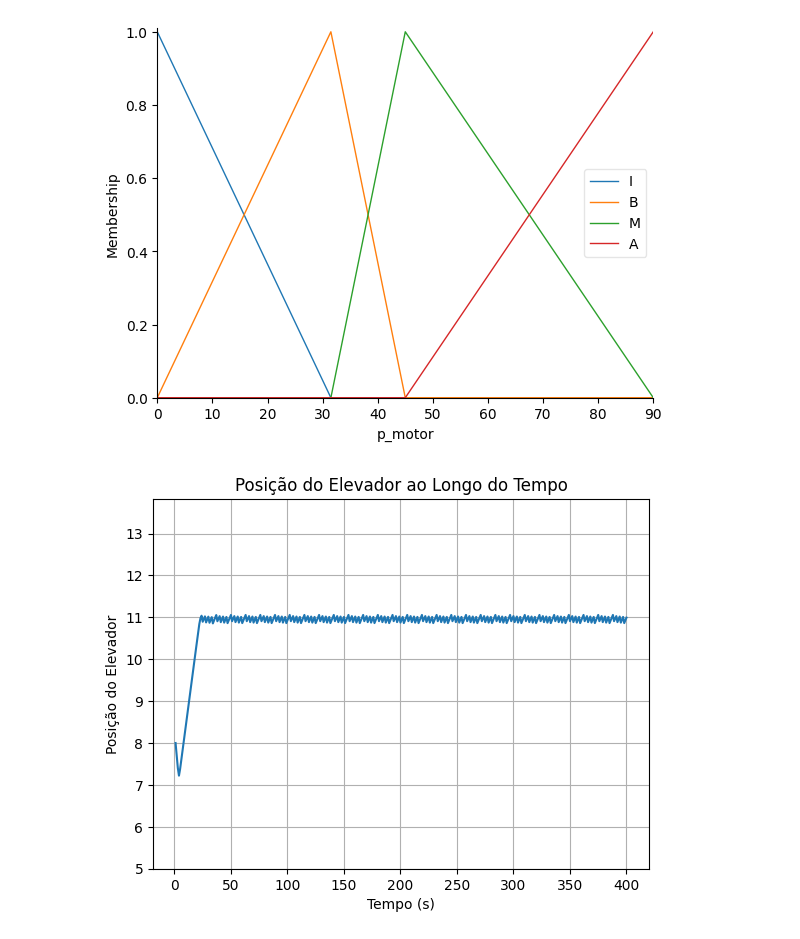
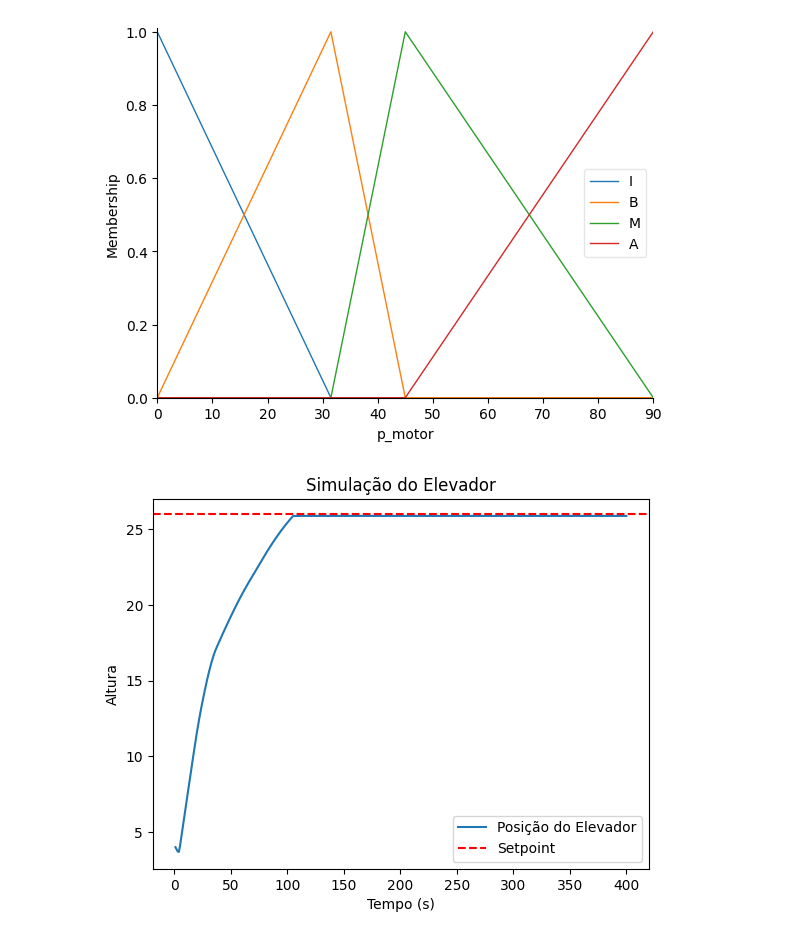
Before and after one commit to MarceloAbrantes/Trabalho-Elevador-Fuzzy, a Jupyter notebook: Codigo Elevador Fuzzy.ipynb, the cells around one changed output. Drawn from its saved outputs; the diff is of its cells as text; code cells hidden in the pictures.

Commit message:
ajustes para mesmo andar e setpoint

```diff
--- a/Codigo Elevador Fuzzy.ipynb
+++ b/Codigo Elevador Fuzzy.ipynb
@@ -103,50 +108,72 @@ sistema_controle = ctrl.ControlSystem([
 # Associa o sistema de controle à simulação
 simulacao = ctrl.ControlSystemSimulation(sistema_controle)
 # %%
-# Variáveis de simulação
-andarAtual = 8
-andarDeslocado = 11
-posicao = [andarAtual]
-posicaoAtual = andarAtual
-erroAltura = andarDeslocado - posicaoAtual
+# Função de simulação do elevador
+def simular_elevador(andarAtual, andarDeslocado):
+    posicao, posicaoAtual = [andarAtual], andarAtual
+    erroAltura = andarDeslocado - posicaoAtual
 
-# Simulação inicial
-for t in np.arange(0.1, 3.1, 0.1):
-    potenciaMotor = t * 0.315 / 3
-    posicaoAtual = posicaoAtual * 0.996 * (1 if erroAltura > 0 else -1) + potenciaMotor * 0.00951
-    if t == round(t, 0):
-        posicao.append(posicaoAtual)
+    # Simulação inicial: aceleração do motor nos primeiros 3 segundos
+    for t in np.arange(0.1, 3.1, 0.1):
+        potenciaMotor = t * 0.315 / 3  # o motor acelera linearmente até 31,5%
+        posicaoAtual = posicaoAtual * 0.996 * (1 if erroAltura > 0 else -1) + potenciaMotor * 0.00951
+        if t == round(t, 0):
+            posicao = np.append(posicao, posicaoAtual)
 
-erro_anterior = andarDeslocado - posicaoAtual
+    erro_anterior = andarDeslocado - posicaoAtual
 
-# Simulação principal
-for _ in np.arange(3, 400, 1):
-    erroAltura = andarDeslocado - posicaoAtual
-    erro_atual = abs(erroAltura)
-    simulacao.input['Erro'] = erro_atual
+    # Simulação principal: controle fuzzy para ajustar a posição do elevador
+    for _ in np.arange(3, 400, 1):
+        erroAltura = andarDeslocado - posicaoAtual
+        erro_atual = abs(erroAltura)
+        simulacao.input['Erro'] = erro_atual
+        deltaErro_atual = erro_anterior - erro_atual
+        simulacao.input['DeltaErro'] = deltaErro_atual
+        simulacao.compute()
+        potenciaMotor = simulacao.output['p_motor']
+        posicaoAtual = abs(posicaoAtual * 0.996 * (1 if erroAltura > 0 else -1) + potenciaMotor * 0.00951)
+        posicao = np.append(posicao, posicaoAtual)
+        erro_anterior = erro_atual
+        if abs(posicaoAtual - andarDeslocado) < 0.1:
+            break
 
-    deltaErro_atual = erro_anterior - erro_atual
-    simulacao.input['DeltaErro'] = deltaErro_atual
+    return posicao
 
-    simulacao.compute()
-    potenciaMotor = simulacao.output['p_motor']
-    posicaoAtual = abs(posicaoAtual * 0.996 * (1 if erroAltura > 0 else -1) + potenciaMotor * 0.00951)
-    posicao.append(posicaoAtual)
-    erro_anterior = erro_atual
+# Função para plotar o gráfico
+def plotar_grafico(posicao, setpoint):
+    plt.plot(np.arange(1, len(posicao) + 1), posicao, label='Posição do Elevador')
+    plt.axhline(y=setpoint, color='r', linestyle='--', label='Setpoint')
+    plt.xlabel('Tempo (s)')
+    plt.ylabel('Altura')
+    plt.legend()
+    plt.title('Simulação do Elevador')
+    plt.show()
 
-# Ajuste dos limites para o gráfico
-if andarDeslocado > andarAtual:
-    ymin, ymax = andarAtual - 3, max(posicao) * 1.25
-else:
-    ymin, ymax = min(posicao) * 0.75, andarAtual + 3
+# Função para chamar o elevador
+def chamar_elevador(andar):
+    global andarAtual
+    altura_andares = [4, 8, 11, 14, 17, 20, 23, 26, 29]  # Alturas dos andares
+    andarDeslocado = altura_andares[andar]  # Obter a altura correspondente ao andar
+    if andarAtual == andarDeslocado:  # Verifica se o andar atual é o mesmo que o andar chamado
+        print("O elevador já está no andar solicitado.")
+        return
+    posicao = simular_elevador(andarAtual, andarDeslocado)
+    andarAtual = andarDeslocado  # Atualiza a posição atual do elevador
+    plotar_grafico(posicao, andarDeslocado)  # Plota o gráfico da simulação
 
-# Plot do gráfico de posição do elevador
-plt.plot(np.arange(1, 401, 1), posicao)
-plt.ylim(ymin, ymax)
-plt.xlabel('Tempo (s)')
-plt.ylabel('Posição do Elevador')
-plt.title('Posição do Elevador ao Longo do Tempo')
-plt.grid(True)
-plt.show()
+# Criação da interface gráfica
+root = tk.Tk()
+root.title("Controle do Elevador")
+
+andarAtual = 4  # Térreo tem altura 4
+
+# Adicionando botões para cada andar
+andares = ['T', 1, 2, 3, 4, 5, 6, 7, 8]
+for i, andar in enumerate(andares):
+    button = tk.Button(root, text=f"Andar {andar}", command=lambda i=i: chamar_elevador(i))
+    button.pack(pady=5)
+
+# Iniciando a interface gráfica
+root.mainloop()
 # %% [output]
-[figure, old version]
+[figure, new version]
```
Also changed, not shown: parts of 4 cells of this notebook.
